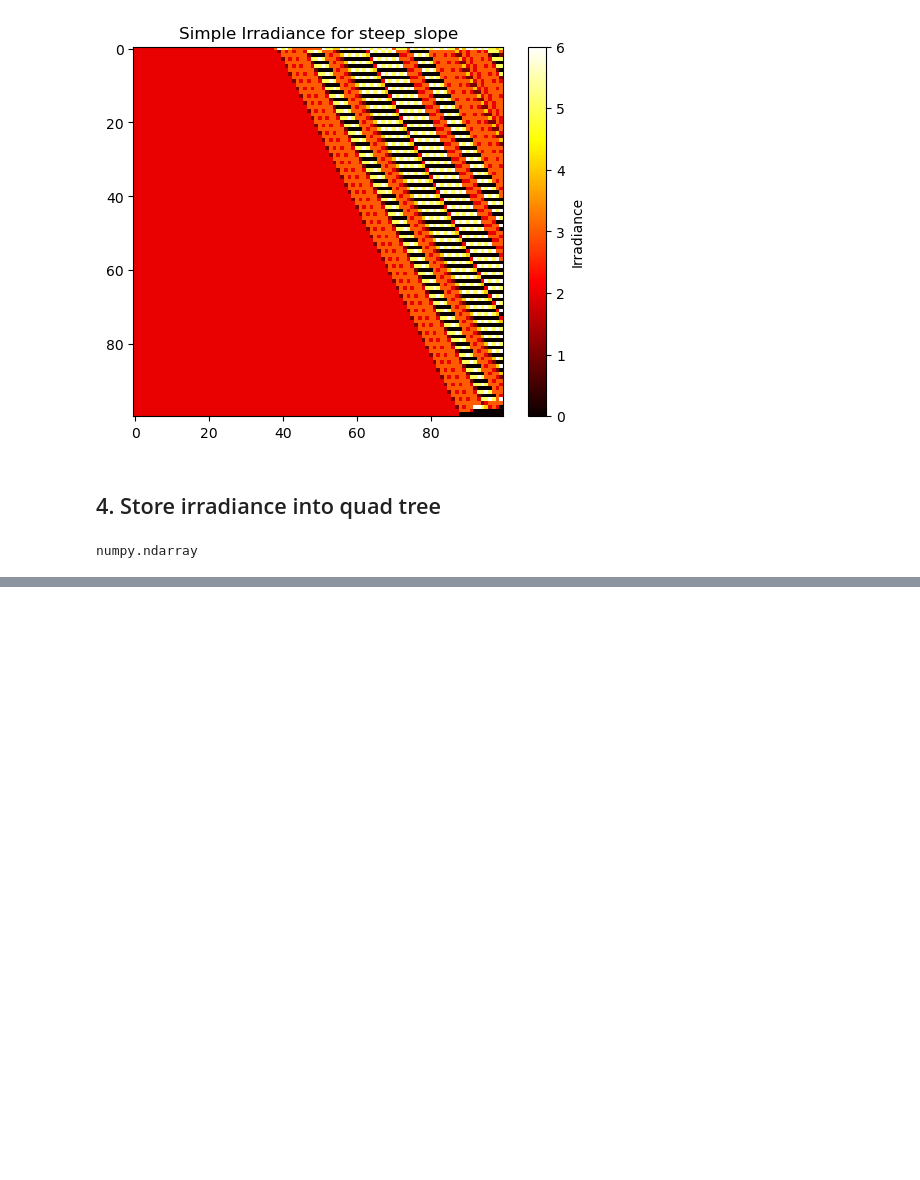
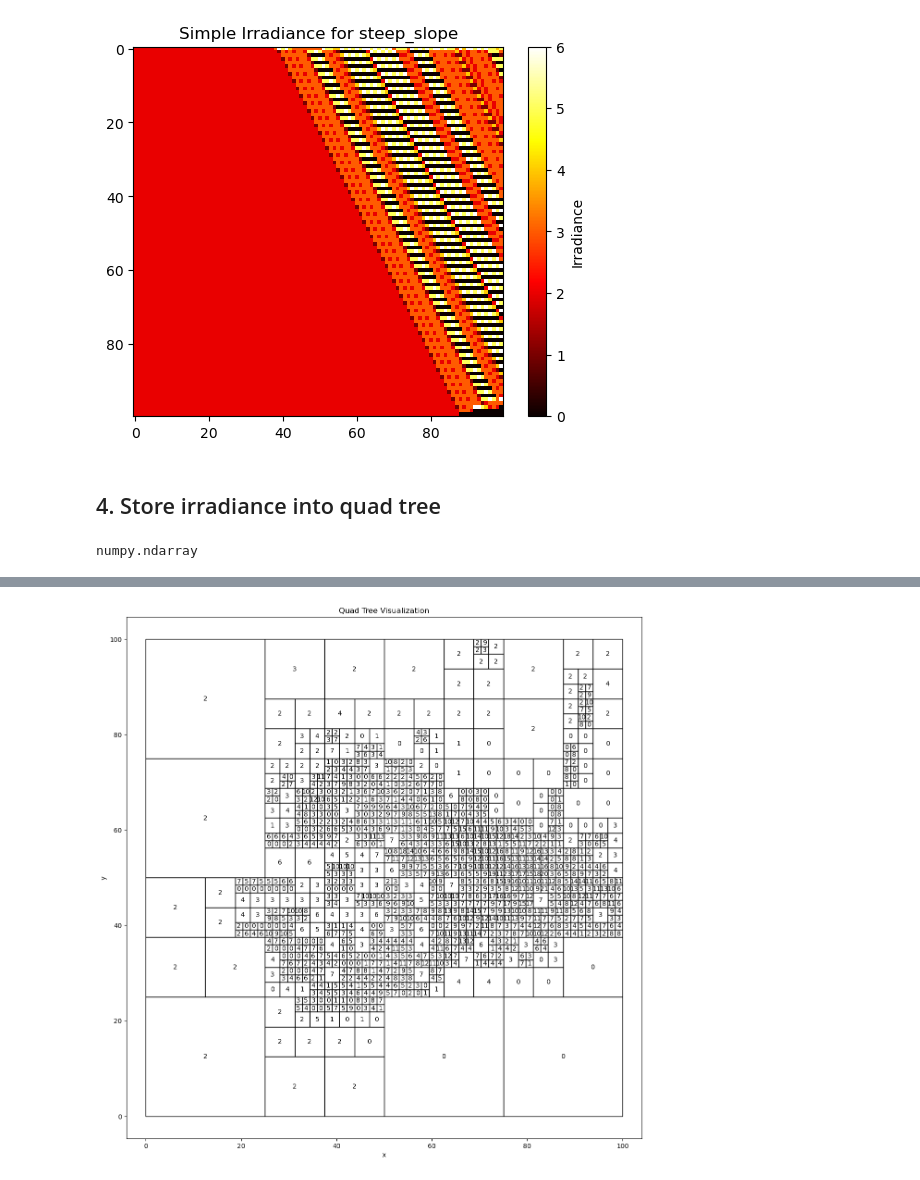
Before and after one commit to swirling-wind/demo-eikonal, a Jupyter notebook: wavefront_propagation.ipynb, the cells around one changed output, grey strips where cells are left out. Cells and saved outputs as stored; diff of their text form; code cells hidden in the pictures; blank space fills up the shorter version.

Commit message:
[Both exist] Optimize quad tree data structure

```diff
--- a/wavefront_propagation.ipynb
+++ b/wavefront_propagation.ipynb
@@ -330,3 +330,82 @@ class QuadTree:
                 return self._query(root.bottomRight, i + halfSize, j, halfSize, x, y)
             else:
                 return self._query(root.topRight, i + halfSize, j + halfSize, halfSize, x, y)
+
+def visualize_quad_tree(quad_tree: QuadTree, x: float, y: float, size: float):
+    plt.figure(figsize=(12, 12))
+    if quad_tree.root is None:
+        return
+
+    def visualize_node(node: Node | None, x: float, y: float, size: float):
+        if node is None:
+            return
+        if node.isLeaf:
+            rect = patches.Rectangle((x, y), size, size, linewidth=1, edgecolor='black', facecolor='none')
+            plt.gca().add_patch(rect)
+            plt.text(x + size / 2, y + size / 2, str(int(node.val)), ha='center', va='center')
+        else:
+            halfSize = size / 2
+            visualize_node(node.topLeft, x, y + halfSize, halfSize)
+            visualize_node(node.topRight, x + halfSize, y + halfSize, halfSize)
+            visualize_node(node.bottomLeft, x, y, halfSize)
+            visualize_node(node.bottomRight, x + halfSize, y, halfSize)
+    visualize_node(quad_tree.root, x, y, size)
+    plt.axis('equal')
+    plt.xlabel('x')
+    plt.ylabel('y')
+    plt.tight_layout()
+    plt.title('Quad Tree Visualization')
+    plt.show()
+
+def count_nodes(quad_tree: QuadTree) -> int:
+    def count_nodes_recursive(node: Node | None) -> int:
+        if node is None:
+            return 0
+
+        count = 1
+        count += count_nodes_recursive(node.topLeft)
+        count += count_nodes_recursive(node.topRight)
+        count += count_nodes_recursive(node.bottomLeft)
+        count += count_nodes_recursive(node.bottomRight)
+
+        return count
+
+    return count_nodes_recursive(quad_tree.root)
+
+def calculate_memory_usage(quad_tree: QuadTree) -> int:
+    def calculate_memory_usage_recursive(node: Node | None) -> int:
+        if node is None:
+            return 0
+
+        memory = sys.getsizeof(node)
+
+        # Recursively calculate the memory usage of the children nodes
+        memory += calculate_memory_usage_recursive(node.topLeft)
+        memory += calculate_memory_usage_recursive(node.topRight)
+        memory += calculate_memory_usage_recursive(node.bottomLeft)
+        memory += calculate_memory_usage_recursive(node.bottomRight)
+
+        return memory
+
+    return calculate_memory_usage_recursive(quad_tree.root)
+
+
+tester = 'convex_lens'
+test_irradiance = ior_field_dict[tester]['irradiance']
+
+
+quad_tree = QuadTree(threshold=5) # slope T=5, Memory Usage: 8792 bytes
+quad_tree.construct(test_irradiance)
+
+value = quad_tree.query(60, 60)
+print(value)
+
+node_count = count_nodes(quad_tree)
+print(f"Number of nodes: {node_count}")
+
+memory_usage = calculate_memory_usage(quad_tree)
+print(f"Memory Usage: {memory_usage} bytes")
+print(f"| In comparison, NumPy Storage Usage: {test_irradiance.nbytes} bytes")
+
+visualize_quad_tree(quad_tree, 0, 0, quad_tree.grid_size)
+# %% [output]
@@ -332,0 +416 @@ class QuadTree:
+[figure, added]
```
Also changed, not shown: parts of 5 cells of this notebook.
